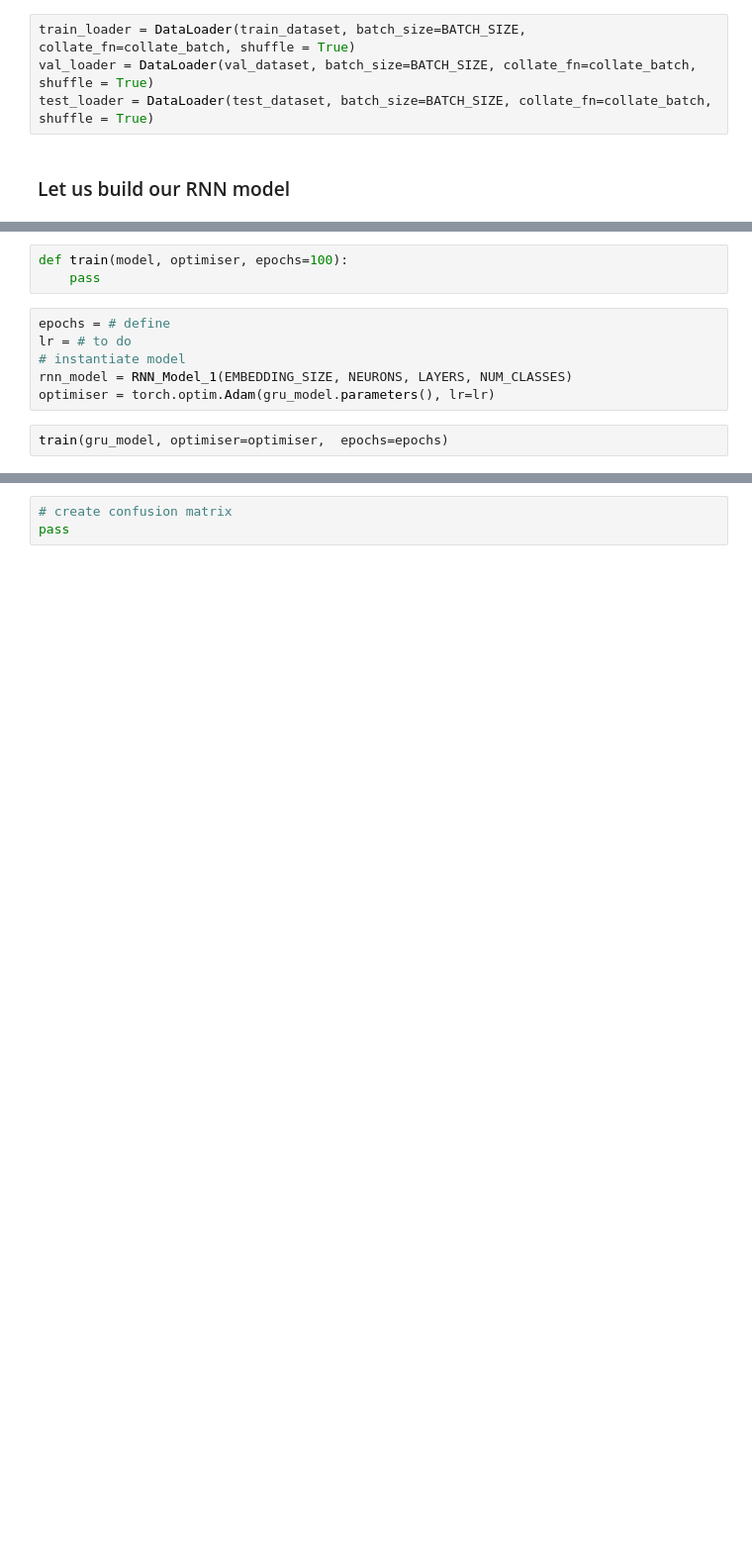
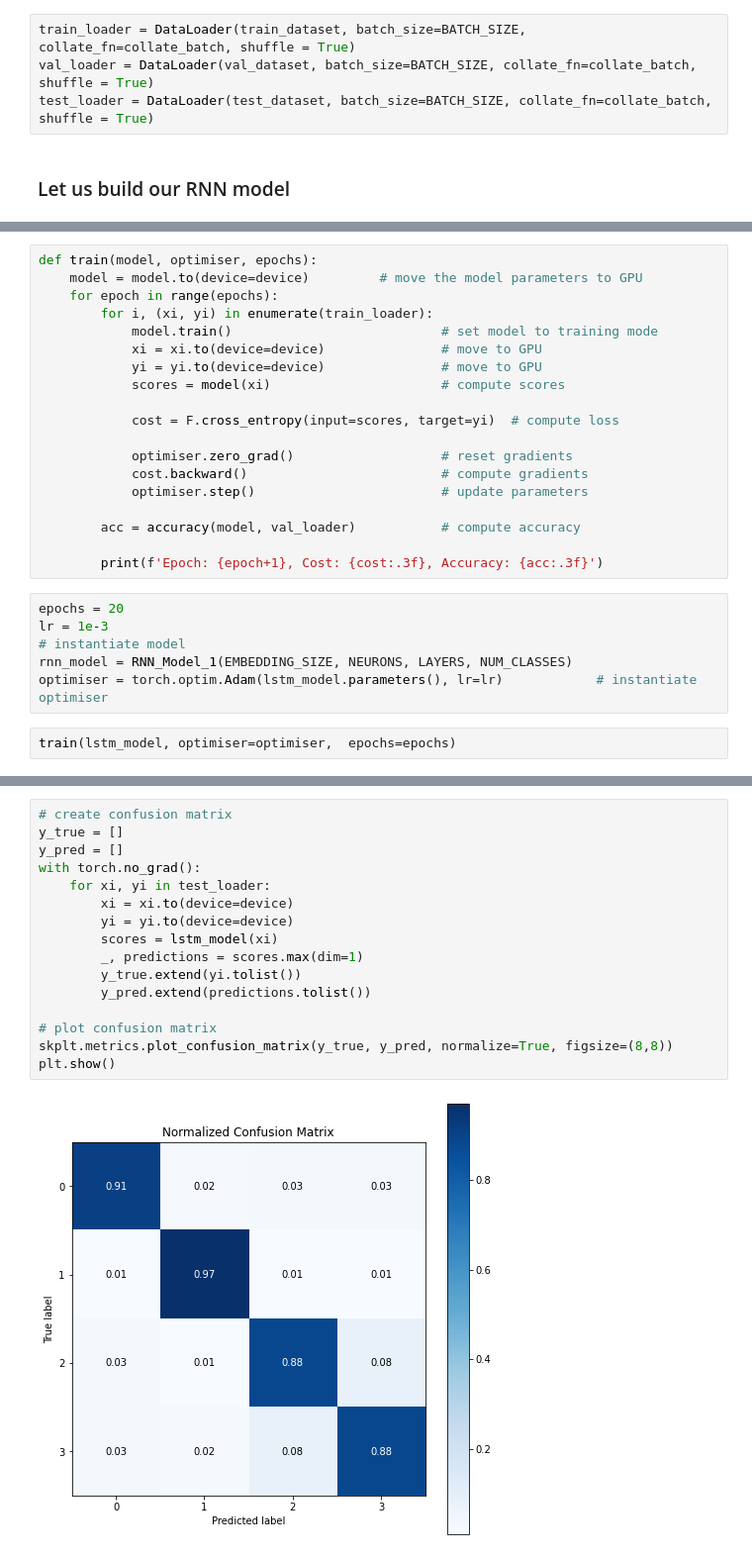
Before and after one commit to ivnlee/tec-mna-dl, a Jupyter notebook: Activity_3/activity_3b/A3b_DL_TC5033_AD2023_text_classifier-1.ipynb, the cells around one changed output, grey strips where cells are left out. Shown at 99% size. Drawn from its saved outputs; the diff is of its cells as text; blank space fills up the shorter version.

```diff
--- a/Activity_3/activity_3b/A3b_DL_TC5033_AD2023_text_classifier-1.ipynb
+++ b/Activity_3/activity_3b/A3b_DL_TC5033_AD2023_text_classifier-1.ipynb
@@ -180,11 +213,27 @@ def accuracy(model, loader):
 # %%
-def train(model, optimiser, epochs=100):
-    pass
+def train(model, optimiser, epochs):
+    model = model.to(device=device)         # move the model parameters to GPU
+    for epoch in range(epochs):
+        for i, (xi, yi) in enumerate(train_loader):
+            model.train()                           # set model to training mode
+            xi = xi.to(device=device)               # move to GPU
+            yi = yi.to(device=device)               # move to GPU
+            scores = model(xi)                      # compute scores
+
+            cost = F.cross_entropy(input=scores, target=yi)  # compute loss
+
+            optimiser.zero_grad()                   # reset gradients
+            cost.backward()                         # compute gradients
+            optimiser.step()                        # update parameters
+
+        acc = accuracy(model, val_loader)           # compute accuracy
+
+        print(f'Epoch: {epoch+1}, Cost: {cost:.3f}, Accuracy: {acc:.3f}')
 # %%
-epochs = # define
-lr = # to do
+epochs = 20
+lr = 1e-3
 # instantiate model
 rnn_model = RNN_Model_1(EMBEDDING_SIZE, NEURONS, LAYERS, NUM_CLASSES)
-optimiser = torch.optim.Adam(gru_model.parameters(), lr=lr)
+optimiser = torch.optim.Adam(lstm_model.parameters(), lr=lr)            # instantiate optimiser
 # %%
-train(gru_model, optimiser=optimiser,  epochs=epochs)
+train(lstm_model, optimiser=optimiser,  epochs=epochs)
@@ -198,3 +286,18 @@ sample_text(rnn_model, test_loader)
 # %%
 # create confusion matrix
-pass
+y_true = []
+y_pred = []
+with torch.no_grad():
+    for xi, yi in test_loader:
+        xi = xi.to(device=device)
+        yi = yi.to(device=device)
+        scores = lstm_model(xi)
+        _, predictions = scores.max(dim=1)
+        y_true.extend(yi.tolist())
+        y_pred.extend(predictions.tolist())
+
+# plot confusion matrix
+skplt.metrics.plot_confusion_matrix(y_true, y_pred, normalize=True, figsize=(8,8))
+plt.show()
+# %% [output]
+[figure, added]
```
Also changed, not shown: parts of 12 cells of this notebook.
